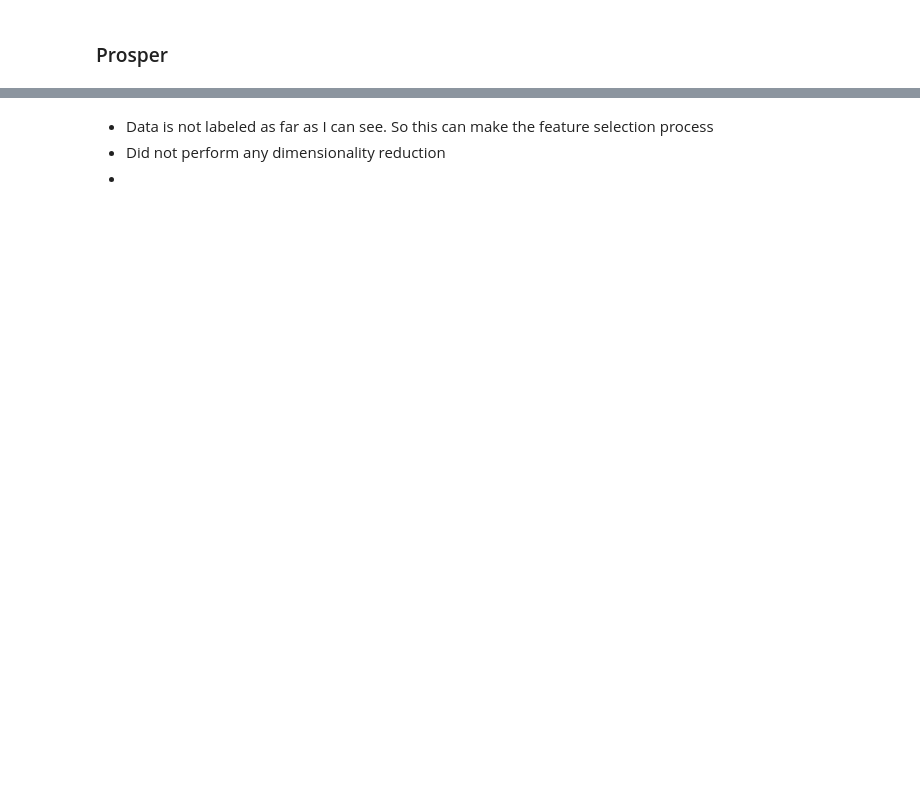
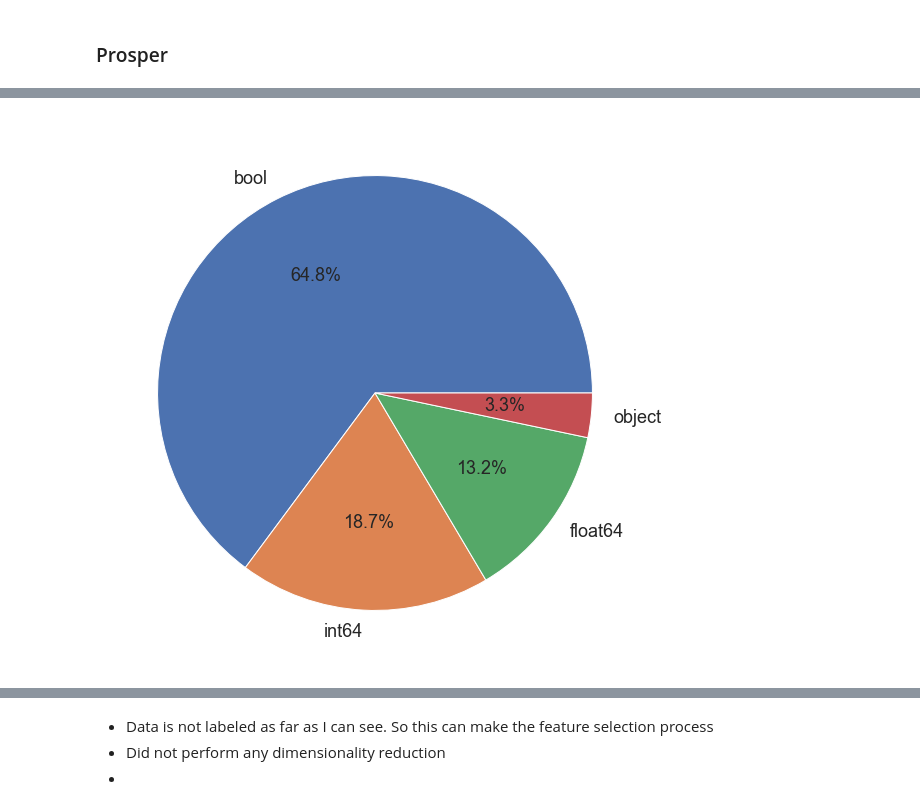
Before and after one commit to nsydn/fraud, a Jupyter notebook: fraud.ipynb, the cells around one changed output, grey strips where cells are left out. Cells and saved outputs as stored; diff of their text form; code cells hidden in the pictures; blank space fills up the shorter version.

```diff
--- a/fraud.ipynb
+++ b/fraud.ipynb
@@ -11,15 +9,22 @@ Error:
 folders = ['Bondora','Home credit','Prosper','Zopa']
 # data_names = ['bondora','hcredit','prosper','zopa']
 files = ['Bondora_LoanData','application_train','prosperLoanData','zopa_data_for_loanbook_extract_2020-04-01']
-columns_to_drop = {'Prosper':['ListingKey', 'ListingNumber','LoanKey','LoanNumber','MemberKey','GroupKey']}
-target_columns = {'Prosper':['LoanStatus']}
-columns_to_pct = {'Prosper':['MonthlyLoanPayment','LP_CustomerPayments','LP_CustomerPrincipalPayments','LP_InterestandFees',
+target_cols = {'Prosper':'LoanStatus'}
+cols_to_pct = {'Prosper':['MonthlyLoanPayment','LP_CustomerPayments','LP_CustomerPrincipalPayments','LP_InterestandFees',
                              'LP_ServiceFees','LP_CollectionFees','LP_GrossPrincipalLoss','LP_NetPrincipalLoss','LP_NonPrincipalRecoverypayments']}
-scaler_columns = {'Prosper':'LoanOriginalAmount'}
+scaler_cols = {'Prosper':'LoanOriginalAmount'}
 # %%
 i=2
+folders[i]
 data = pd.read_csv('data/'+folders[i]+'/'+files[i]+'.csv', low_memory=False)
-for col in columns_to_pct[folders[i]]:
-    data[col+' (%)'] = data[col] / data[scaler_columns[folders[i]]]
-folders[i]
+print(data.shape)
+cols_to_drop = {'Prosper':['ListingKey', 'ListingNumber','LoanKey','LoanNumber','MemberKey','GroupKey']+[target_cols[folders[i]]]}
+# add pct columns
+for col in cols_to_pct[folders[i]]:
+    data[col+' (%)'] = data[col] / data[scaler_cols[folders[i]]]
+
+# add target col
+data['Target'] = pd.Categorical(data[target_cols[folders[i]]]).codes.astype('int64')
+data = data[(data['Target']==1) | (data['Target']==2) | (data['Target']==4)].reset_index(drop=True)
+print(data.shape)
 # %% [output]
@@ -69,3 +54,11 @@ list(np.unique(data.dtypes))
+# %%
+# data.dtypes.value_counts().plot(kind="pie")
+# plt.pie(data.dtypes.value_counts())
+fig, ax = plt.subplots(figsize=(10,10))
+plt.rcParams.update({'font.size': 18})
+ax.pie(data.dtypes.value_counts(), labels=np.unique(data.dtypes), autopct='%1.1f%%', textprops={'fontsize': 18});
+# %% [output]
+[figure, added]
 # %%
 #checking the vars with a specific data type
 data.dtypes[(data.dtypes=='int64') | (data.dtypes=='float64')].index
```
Also changed, not shown: parts of 37 cells of this notebook, 4 other files.
